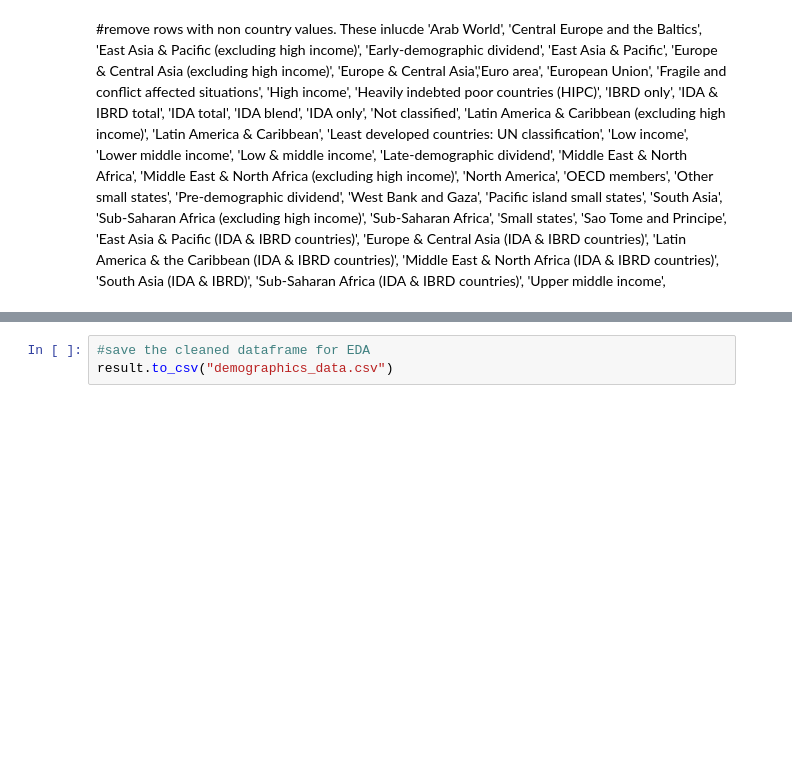
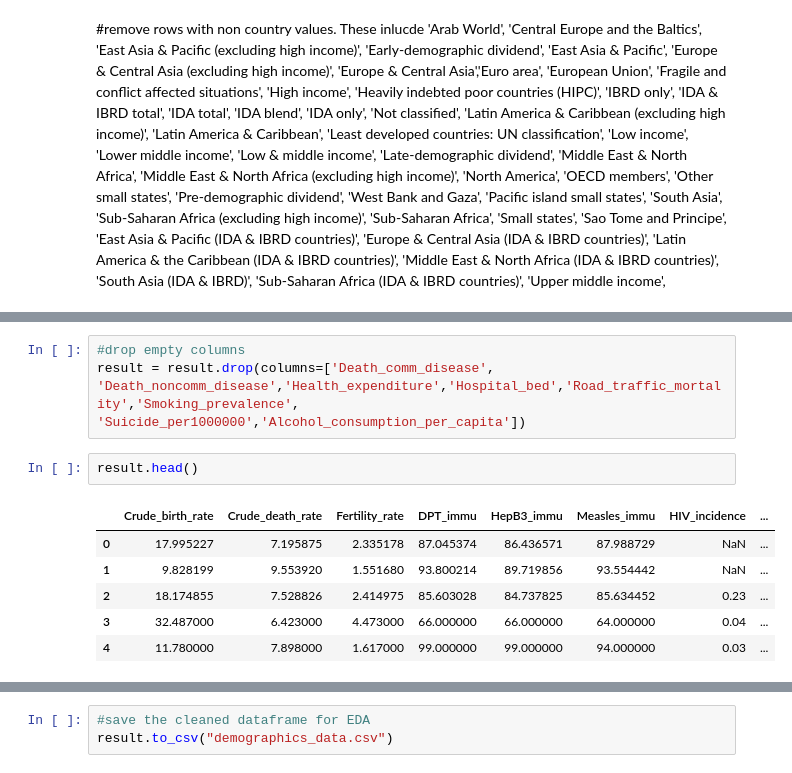
Before and after one commit to susovd/life-expectancy-project, a Jupyter notebook: 00ETL.ipynb, the cells around one changed output, grey strips where cells are left out. Drawn from its saved outputs; the diff is of its cells as text; blank space fills up the shorter version.

Commit message:
final dataframe creation

```diff
--- a/00ETL.ipynb
+++ b/00ETL.ipynb
@@ -277,0 +320,12 @@ alcohol_consumption_per_capita = df.loc[df['Indicator Code'] == 'SH.ALC.PCAP.LI'
+# %%
+#drop empty columns
+result = result.drop(columns=['Death_comm_disease', 'Death_noncomm_disease','Health_expenditure','Hospital_bed','Road_traffic_mortality','Smoking_prevalence', 'Suicide_per1000000','Alcohol_consumption_per_capita'])
+# %%
+result.head()
+# %% [output]
+|  | Crude_birth_rate | Crude_death_rate | Fertility_rate | DPT_immu | HepB3_immu | Measles_immu | HIV_incidence | ... |
+| 0 | 17.995227 | 7.195875 | 2.335178 | 87.045374 | 86.436571 | 87.988729 | NaN | ... |
+| 1 | 9.828199 | 9.553920 | 1.551680 | 93.800214 | 89.719856 | 93.554442 | NaN | ... |
+| 2 | 18.174855 | 7.528826 | 2.414975 | 85.603028 | 84.737825 | 85.634452 | 0.23 | ... |
+| 3 | 32.487000 | 6.423000 | 4.473000 | 66.000000 | 66.000000 | 64.000000 | 0.04 | ... |
+| 4 | 11.780000 | 7.898000 | 1.617000 | 99.000000 | 99.000000 | 94.000000 | 0.03 | ... |
```
Also changed, not shown: parts of 7 cells of this notebook, 2 other files.
